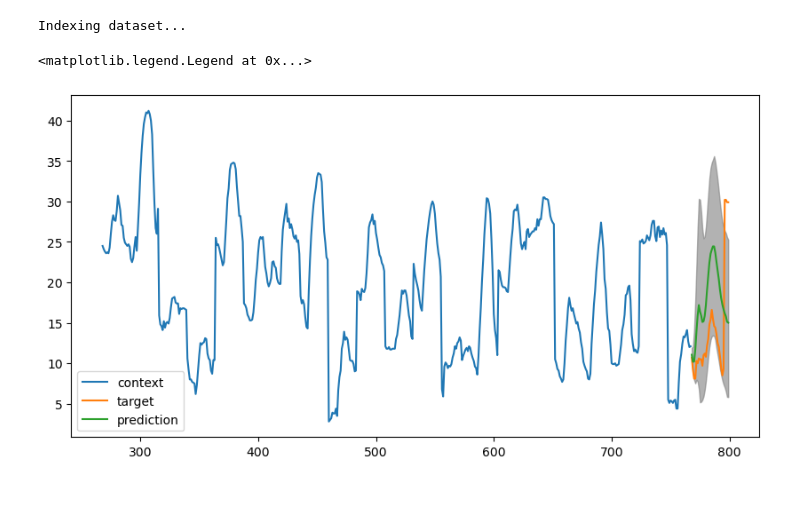
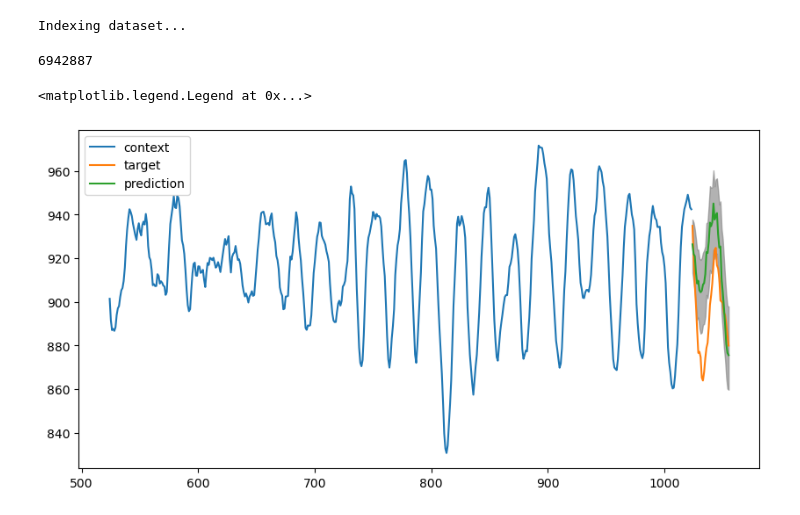
Before and after one commit to vilhess/PatchFM, a Jupyter notebook: notebooks/inference.ipynb, the cells around one changed output. Drawn from its saved outputs; the diff is of its cells as text; code cells hidden in the pictures.

```diff
--- a/notebooks/inference.ipynb
+++ b/notebooks/inference.ipynb
@@ -13,7 +13,7 @@ from model import PatchFMLit
 from dataset import artificial_dataset, UTSDataset
 # %%
 #model = PatchFMLit.load_from_checkpoint("../ckpts/patchfm_216_80wu4_256.ckpt")
-model = PatchFMLit.load_from_checkpoint("../last.ckpt")
+model = PatchFMLit.load_from_checkpoint("../ckpts/10_epochs_3wu_12totalepochs_bs256_arti_real.ckpt")
 
 print(sum(p.numel() for p in model.parameters()))
 model.eval()
@@ -49,7 +49,7 @@ input, target = dataset[idx]
 context = input.clone()
 
 input = input.unsqueeze(0).to('cuda')
-with torch.no_grad():
+with torch.inference_mode():
   prediction = model.model(input)[0, -1, :, :].detach().cpu().numpy()
 
 median = prediction[:, list(model.model.quantiles).index(0.5)]
@@ -71,34 +71,36 @@ plt.legend()
 # %% [markdown]
 # real dataset
 # %%
-dataset = UTSDataset(input_len=model.model.seq_len, output_len=model.model.patch_len)
+dataset = UTSDataset(input_len=model.model.seq_len, output_len=model.model.patch_len, flag="val")
 # %% [output]
 Indexing dataset...
+# %%
+len(dataset)
+# %% [output]
+6942887
 # %%
 idx = random.randint(0, len(dataset))
 input, target = dataset[idx]
-
-input = input[-768:]
 
 context = input.clone()
 
 input = input.unsqueeze(0).to('cuda')
 with torch.no_grad():
   prediction = model.model(input)[0, -1, :, :].detach().cpu().numpy()
 
 median = prediction[:, list(model.model.quantiles).index(0.5)]
 lower = prediction[:, list(model.model.quantiles).index(0.1)]
 upper = prediction[:, list(model.model.quantiles).index(0.9)]
 
 plt.figure(figsize=(10, 5))
 
 plt.plot(range(len(context))[-500:], context[-500:], label="context")
 plt.plot(range(len(context), len(context)+len(target)), target, label="target")
 
 plt.plot(range(len(context), len(context)+len(target)), median, label="prediction")
 plt.fill_between(range(len(context), len(context)+len(target)), lower, upper, color="grey", alpha=0.6)
 
 plt.legend()
 # %% [output]
 <matplotlib.legend.Legend at 0x...>
-[figure, old version]
+[figure, new version]
```
Also changed, not shown: parts of 1 cell of this notebook, 3 other files.
